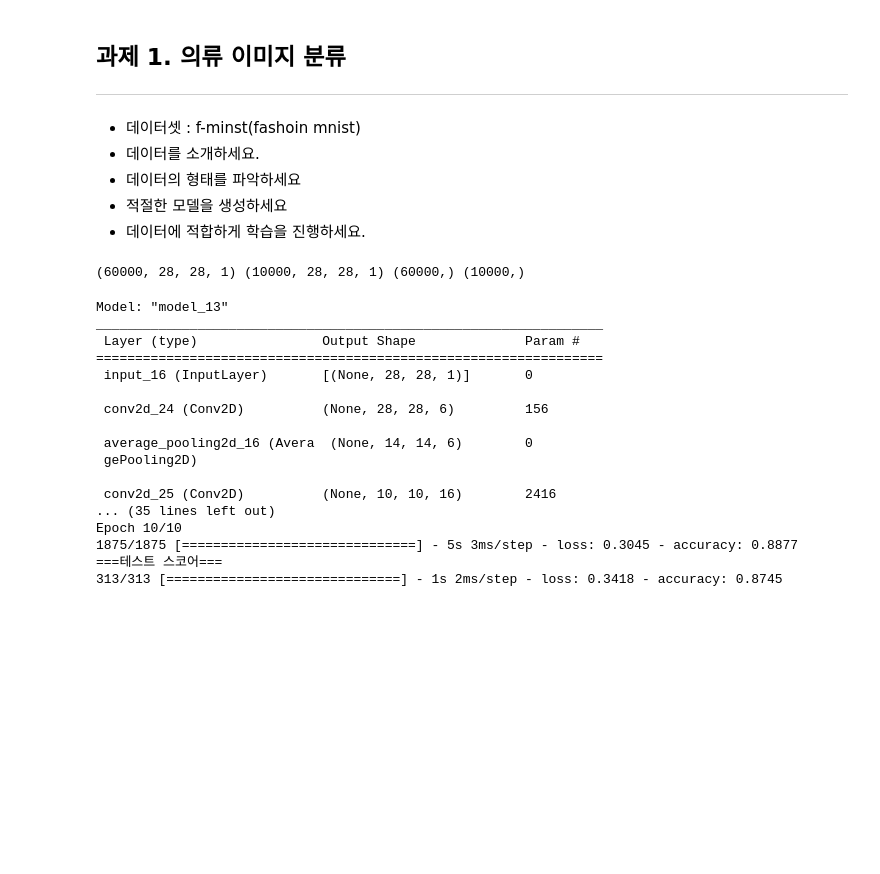
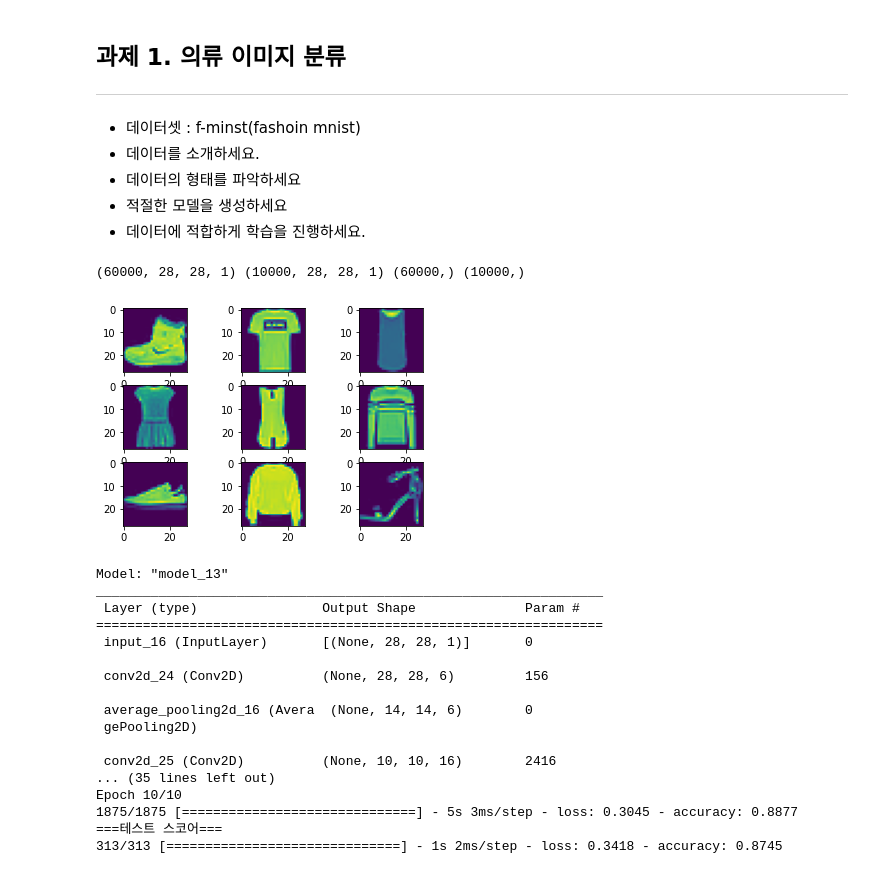
Before and after one commit to pthkbs123/SkillTreePython-DeepLearning, a Jupyter notebook: 01.딥러닝with텐서플로우-basic/ch01_07_CNN기초_Pooling_Layer.ipynb, the cells around one changed output. Drawn from its saved outputs; the diff is of its cells as text; code cells hidden in the pictures; blank space fills up the shorter version.

```diff
--- a/01.딥러닝with텐서플로우-basic/ch01_07_CNN기초_Pooling_Layer.ipynb
+++ b/01.딥러닝with텐서플로우-basic/ch01_07_CNN기초_Pooling_Layer.ipynb
@@ -255,16 +255,19 @@ show_featuremap(sample_idx, x_pred_maps, cnn_layers, dnn_layers)
 # %%
 # fashoin mnist는 운동화, 셔츠, 샌들과 같은 이미지들의 모임
 f_mnist = tf.keras.datasets.fashion_mnist
 (x_train, y_train), (x_test, y_test) = f_mnist.load_data()
+for i in range(9):
+  plt.subplot(3,3,i+1);plt.imshow(x_train[i])
 # 전처리-정규화
 x_train, x_test = x_train/255.0 , x_test/255.0
 # 전처리-shape 맞추기
 x_train = np.expand_dims(x_train, 3)
 x_test = np.expand_dims(x_test, 3)
 
 print(x_train.shape, x_test.shape, y_train.shape, y_test.shape)
 # %% [output]
 (60000, 28, 28, 1) (10000, 28, 28, 1) (60000,) (10000,)
+[figure, added]
 # %%
 from tensorflow.keras import layers, models, utils
 def build_lenet5_2():
```
Also changed, not shown: parts of 1 cell of this notebook.
